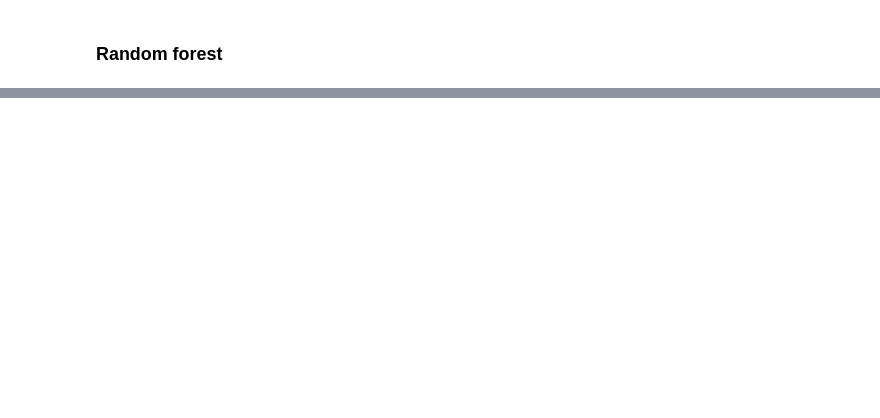
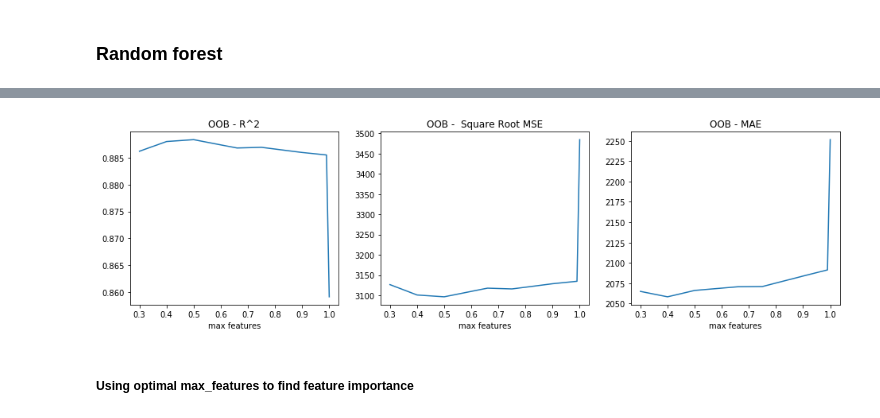
Before and after one commit to aidanclaffey/dsga-1001-college-scorecard, a Jupyter notebook: Model_evaluation.ipynb, the cells around one changed output, grey strips where cells are left out. Saved outputs shown, nothing was run; the diff lists cells and outputs as text; code cells hidden in the pictures; blank space fills up the shorter version.

```diff
--- a/Model_evaluation.ipynb
+++ b/Model_evaluation.ipynb
@@ -179,0 +280,32 @@ print('Test accuracy: ' + rand_forest.score(X_test, y_test))
+# %%
+column_pairs = list()
+groups = ['oob', 'train', 'test']
+metrics = ['r2', 'rmse', 'mae']
+for group in groups:
+    for metric in metrics:
+        column_pairs.append((group, metric))
+
+micolumns = pd.MultiIndex.from_tuples(column_pairs)
+
+accuracy_means = pd.DataFrame(columns = micolumns)
+# %%
+for max_f in max_features:
+    oob_r2 = accuracy_dict[max_f]['r2']['oob']['mean']
+    oob_mse = accuracy_dict[max_f]['mse']['oob']['mean']
+    oob_rmse = np.sqrt(oob_mse)
+    oob_mae = accuracy_dict[max_f]['mae']['oob']['mean']
+
+    train_r2 = accuracy_dict[max_f]['r2']['train']['mean']
+    train_mse = accuracy_dict[max_f]['mse']['train']['mean']
+    train_rmse = np.sqrt(train_mse)
+    train_mae = accuracy_dict[max_f]['mae']['train']['mean']
+
+    test_r2 = accuracy_dict[max_f]['r2']['test']['mean']
+    test_mse = accuracy_dict[max_f]['mse']['test']['mean']
+    test_rmse = np.sqrt(test_mse)
+    test_mae = accuracy_dict[max_f]['mae']['test']['mean']
+
+    accuracy_means.loc[max_f] = [oob_r2, oob_rmse, oob_mae,train_r2,train_rmse,train_mae,
+                                 test_r2,test_rmse,test_mae]
+accuracy_means.sort_index(inplace = True)
+accuracy_means
@@ -179,0 +323,16 @@ print('Test accuracy: ' + rand_forest.score(X_test, y_test))
+# %%
+fig, (ax1, ax2, ax3) = plt.subplots(1,3, figsize =(16,4))
+ax1.plot(accuracy_means.index, accuracy_means['oob', 'r2'])
+ax1.title.set_text('OOB - R^2')
+ax1.set_xlabel('max features')
+ax2.plot(accuracy_means.index, accuracy_means['oob', 'rmse'])
+ax2.title.set_text('OOB -  Square Root MSE')
+ax2.set_xlabel('max features')
+ax3.plot(accuracy_means.index, accuracy_means['oob', 'mae'])
+ax3.title.set_text('OOB - MAE')
+ax3.set_xlabel('max features')
+plt.show()
+# %% [output]
+[figure, added]
+# %% [markdown]
+##### Using optimal max_features to find feature importance
```
Also changed, not shown: parts of 29 cells of this notebook.
